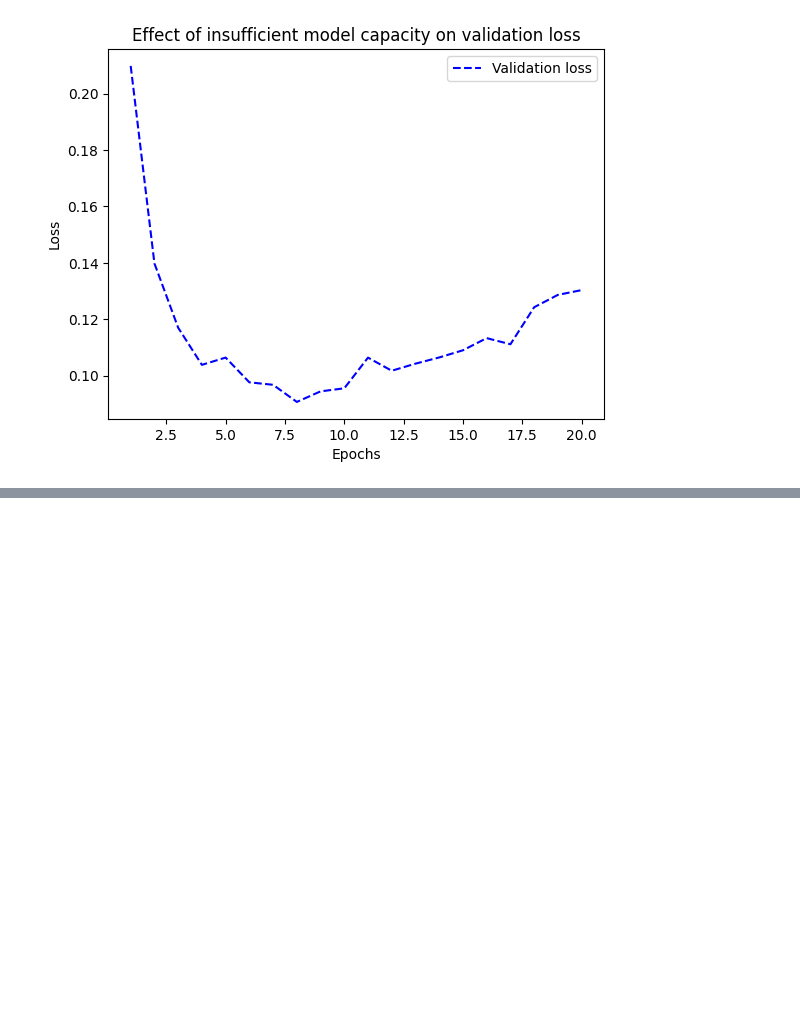
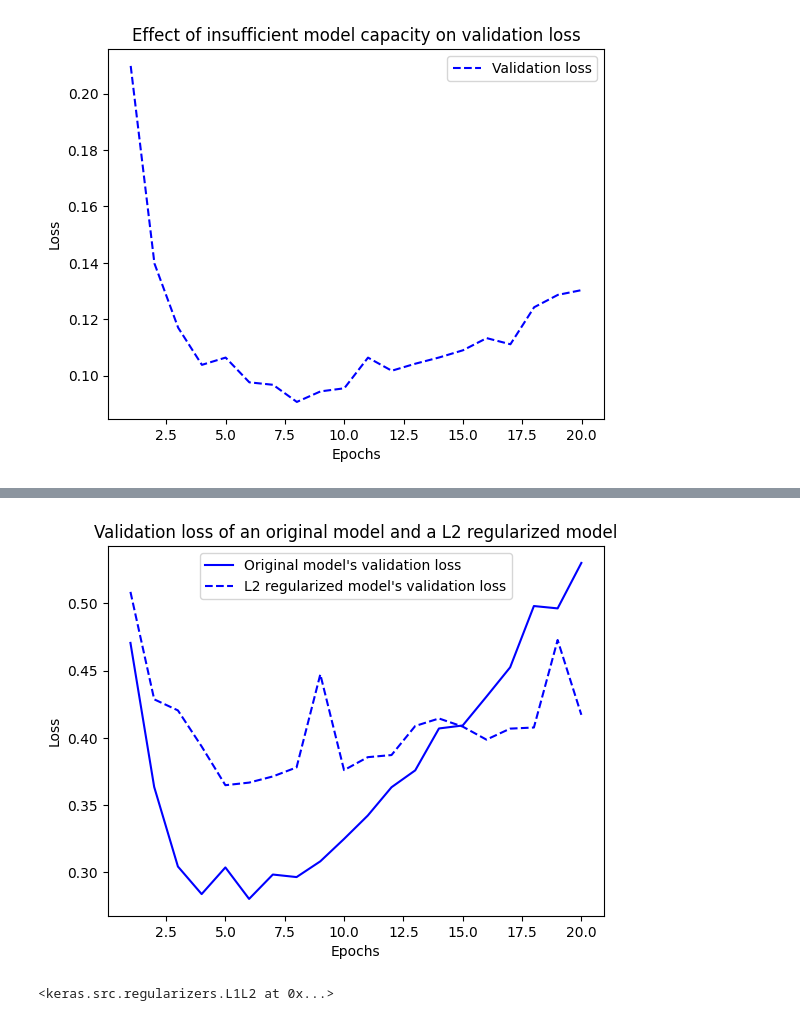
Before and after one commit to Yush1nk1m/ML_and_DL, a Jupyter notebook: Codes/Chapter05.ipynb, the cells around one changed output, grey strips where cells are left out. Saved outputs shown, nothing was run; the diff lists cells and outputs as text; code cells hidden in the pictures; blank space fills up the shorter version.

```diff
--- a/Codes/Chapter05.ipynb
+++ b/Codes/Chapter05.ipynb
@@ -360,0 +498,21 @@ train_data = vectorize_sequences(train_data)
+# %%
+from tensorflow.keras import regularizers
+
+model = keras.Sequential([
+    layers.Dense(16,
+                 kernel_regularizer=regularizers.l2(0.002),
+                 activation="relu"),
+    layers.Dense(16,
+                 kernel_regularizer=regularizers.l2(0.002),
+                 activation="relu"),
+    layers.Dense(1, activation="sigmoid")
+])
+
+model.compile(optimizer="rmsprop",
+              loss="binary_crossentropy",
+              metrics=["accuracy"])
+
+history_l2_reg = model.fit(
+    train_data, train_labels,
+    epochs=20, batch_size=512, validation_split=0.4
+)
@@ -360,0 +537,21 @@ train_data = vectorize_sequences(train_data)
+# %%
+original_val_loss = history_original.history["val_loss"]
+l2_val_loss = history_l2_reg.history["val_loss"]
+epochs = range(1, 21)
+
+plt.plot(epochs, original_val_loss, "b-", label="Original model's validation loss")
+plt.plot(epochs, l2_val_loss, "b--", label="L2 regularized model's validation loss")
+plt.title("Validation loss of an original model and a L2 regularized model")
+plt.xlabel("Epochs")
+plt.ylabel("Loss")
+plt.legend()
+plt.show()
+# %% [output]
+[figure, added]
+# %%
+from tensorflow.keras import regularizers
+
+regularizers.l1(0.001)                  # L1 가중치 규제
+regularizers.l1_l2(l1=0.001, l2=0.001)  # L1, L2 가중치 규제 병행
+# %% [output]
+<keras.src.regularizers.L1L2 at 0x...>
```
Also changed, not shown: parts of 9 cells of this notebook, 5 other files.
